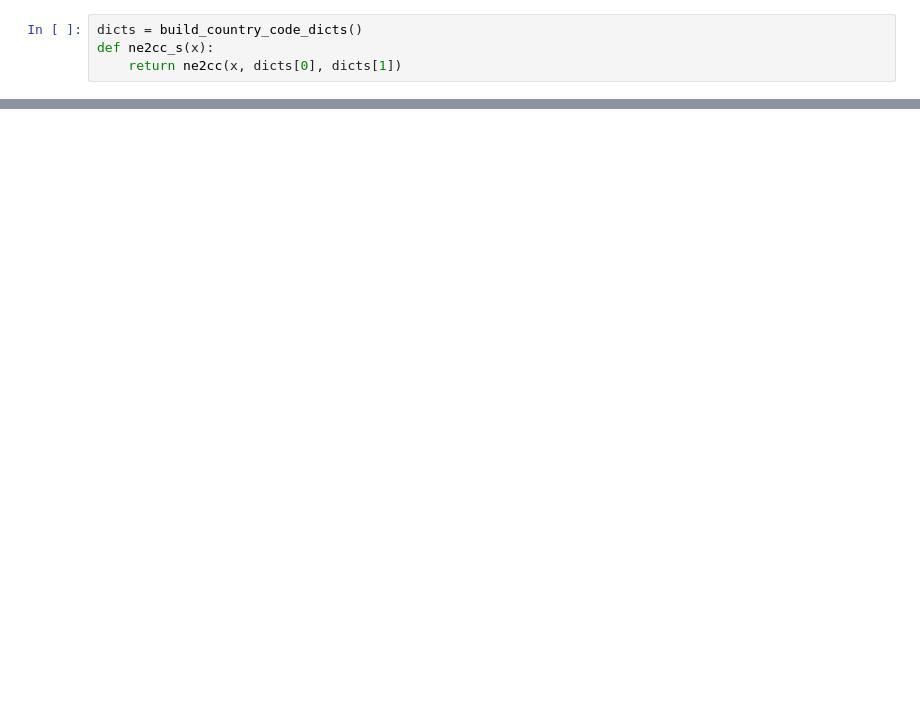
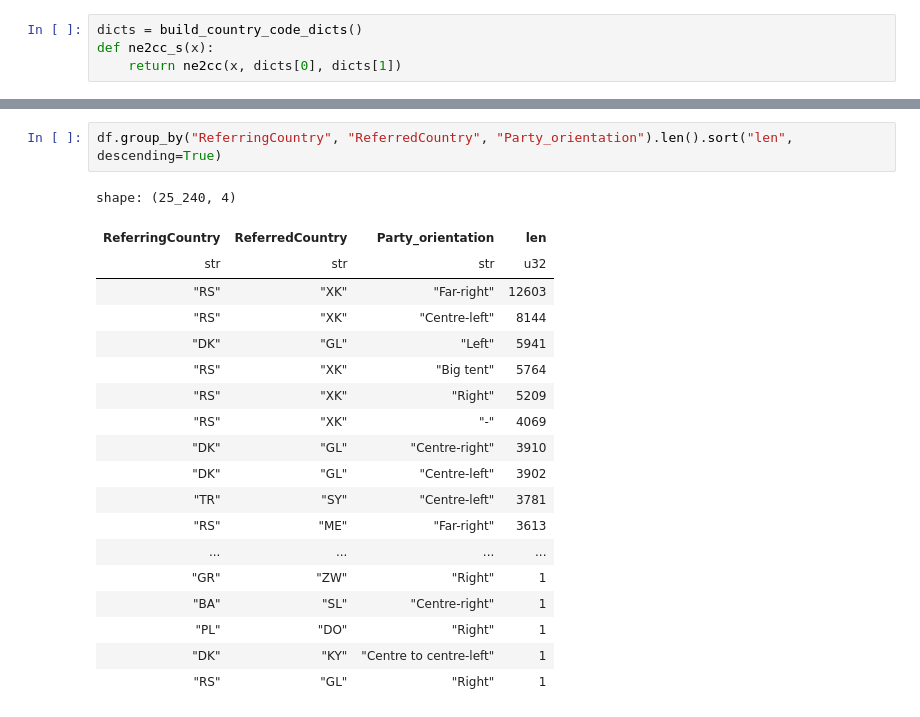
Before and after one commit to dhh25/parlianets, a Jupyter notebook: scripts/statistics/exploration.ipynb, the cells around one changed output, grey strips where cells are left out. Cells and saved outputs as stored; diff of their text form; blank space fills up the shorter version.

```diff
--- a/scripts/statistics/exploration.ipynb
+++ b/scripts/statistics/exploration.ipynb
@@ -156,0 +227,22 @@ shape: (3_938, 3)
+# %%
+df.group_by("ReferringCountry", "ReferredCountry", "Party_orientation").len().sort("len", descending=True)
+# %% [output]
+shape: (25_240, 4)
+| ReferringCountry | ReferredCountry | Party_orientation | len |
+| str | str | str | u32 |
+| "RS" | "XK" | "Far-right" | 12603 |
+| "RS" | "XK" | "Centre-left" | 8144 |
+| "DK" | "GL" | "Left" | 5941 |
+| "RS" | "XK" | "Big tent" | 5764 |
+| "RS" | "XK" | "Right" | 5209 |
+| "RS" | "XK" | "-" | 4069 |
+| "DK" | "GL" | "Centre-right" | 3910 |
+| "DK" | "GL" | "Centre-left" | 3902 |
+| "TR" | "SY" | "Centre-left" | 3781 |
+| "RS" | "ME" | "Far-right" | 3613 |
+| ... | ... | ... | ... |
+| "GR" | "ZW" | "Right" | 1 |
+| "BA" | "SL" | "Centre-right" | 1 |
+| "PL" | "DO" | "Right" | 1 |
+| "DK" | "KY" | "Centre to centre-left" | 1 |
+| "RS" | "GL" | "Right" | 1 |
```
Also changed, not shown: parts of 14 cells of this notebook, 1 other file.
